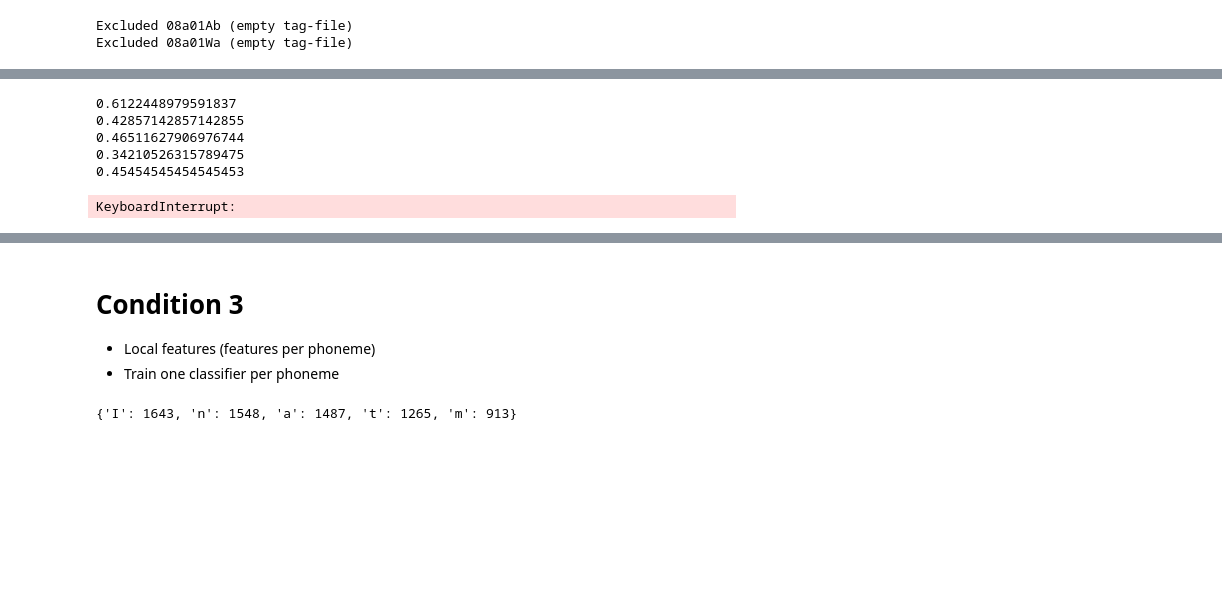
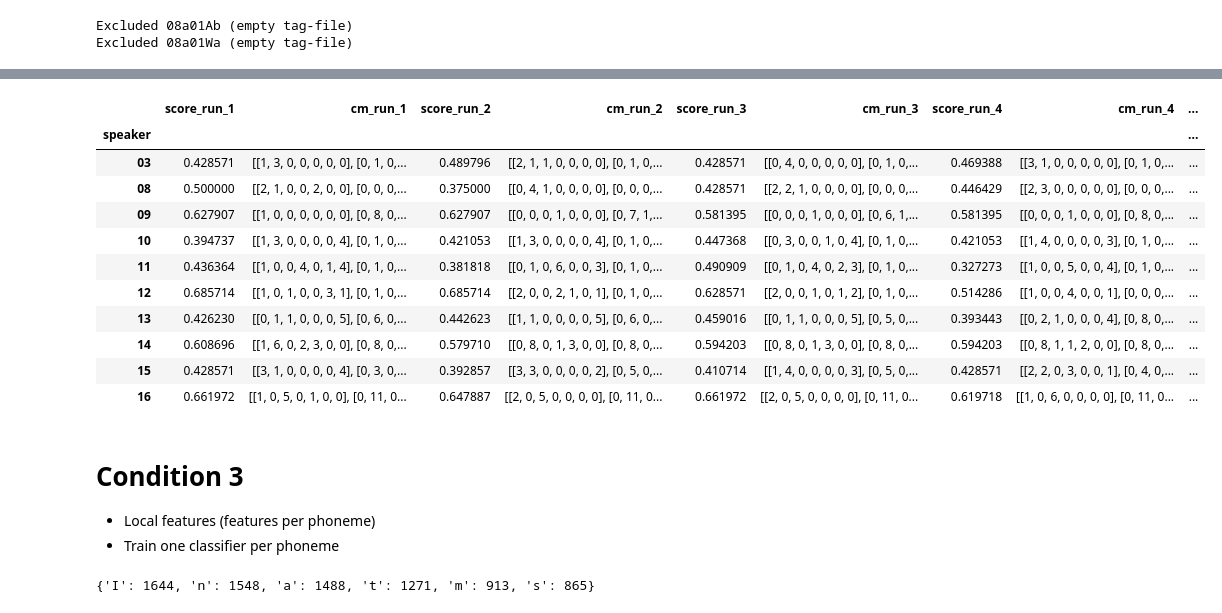
Before and after one commit to flembr/affect_recognition_hci, a Jupyter notebook: Using Tags.ipynb, the cells around one changed output, grey strips where cells are left out. Cells and saved outputs as stored; diff of their text form; code cells hidden in the pictures; blank space fills up the shorter version.

```diff
--- a/Using Tags.ipynb
+++ b/Using Tags.ipynb
@@ -117,27 +122,30 @@ Excluded 08a01Ab (empty tag-file)
 Excluded 08a01Wa (empty tag-file)
 # %%
 df_scores_2 = pd.DataFrame()
-for speaker_id in tqdm(sorted(set(df_2.speaker_id))):
-    X_train, X_test, y_train, y_test = train_test_split(df_2,speaker_id)
-    y_train = one_hot_encode(y_train, 7)
-    X_train = np.squeeze(X_train)
-    X_test = np.squeeze(X_test)
+for i in range(5):
+    scores, cms = [],[]
+    for speaker_id in tqdm(sorted(set(df_2.speaker_id))):
+        X_train, X_test, y_train, y_test = train_test_split(df_2,speaker_id)
+        y_train = one_hot_encode(y_train, 7)
+        X_train = np.squeeze(X_train)
+        X_test = np.squeeze(X_test)
 
-    scl = StandardScaler().fit(X_train)
-    X_train = scl.transform(X_train)
-    X_test = scl.transform(X_test)
+        scl = StandardScaler().fit(X_train)
+        X_train = scl.transform(X_train)
+        X_test = scl.transform(X_test)
 
-    model = MultiLayerPerceptron([61,96,32,7])
-    model.fit(X_train,y_train,epochs=100,val_data=(X_test,one_hot_encode(y_test,7)))
+        model = MultiLayerPerceptron([61,96,32,7])
+        model.fit(X_train,y_train,epochs=200,val_data=(X_test,one_hot_encode(y_test,7)),class_weight=get_class_weights(df_2.emotion_label))
 
-    score = aggregate_score(model.predict_proba(X_test).tolist(),
-                            df_2[df_2.speaker_id == speaker_id].ID.tolist(),
-                            dh)
-    print(score)
-    df_scores_2 = df_scores_2.append({
-        'speaker': speaker_id,
-        'score': score
-    },ignore_index=True)
+        score,predictions,labels = aggregate_score(model.predict_proba(X_test).tolist(),
+                                            df_2[df_2.speaker_id == speaker_id].ID.tolist(),
+                                            dh)
+        scores.append(score)
+        cms.append(confusion_matrix(labels,predictions))
+        keras.backend.clear_session()
+    df_scores_2['score_run_%i'%(i+1)] = scores
+    df_scores_2['cm_run_%i'%(i+1)] = cms
+    df_scores_2['speaker'] = sorted(set(df_2.speaker_id))
 
 keras.backend.clear_session()
 
@@ -145,9 +153,3 @@ df_scores_2 = df_scores_2.set_index('speaker')
 df_scores_2
 # %% [output]
 [interactive output not drawn]
-0.6122448979591837
-0.42857142857142855
-0.46511627906976744
-0.34210526315789475
-0.45454545454545453
-KeyboardInterrupt:
@@ -154,3 +160,15 @@ KeyboardInterrupt:
+|  | score_run_1 | cm_run_1 | score_run_2 | cm_run_2 | score_run_3 | cm_run_3 | score_run_4 | cm_run_4 | ... |
+| speaker |  |  |  |  |  |  |  |  | ... |
+| 03 | 0.428571 | [[1, 3, 0, 0, 0, 0, 0], [0, 1, 0,... | 0.489796 | [[2, 1, 1, 0, 0, 0, 0], [0, 1, 0,... | 0.428571 | [[0, 4, 0, 0, 0, 0, 0], [0, 1, 0,... | 0.469388 | [[3, 1, 0, 0, 0, 0, 0], [0, 1, 0,... | ... |
+| 08 | 0.500000 | [[2, 1, 0, 0, 2, 0, 0], [0, 0, 0,... | 0.375000 | [[0, 4, 1, 0, 0, 0, 0], [0, 0, 0,... | 0.428571 | [[2, 2, 1, 0, 0, 0, 0], [0, 0, 0,... | 0.446429 | [[2, 3, 0, 0, 0, 0, 0], [0, 0, 0,... | ... |
+| 09 | 0.627907 | [[1, 0, 0, 0, 0, 0, 0], [0, 8, 0,... | 0.627907 | [[0, 0, 0, 1, 0, 0, 0], [0, 7, 1,... | 0.581395 | [[0, 0, 0, 1, 0, 0, 0], [0, 6, 1,... | 0.581395 | [[0, 0, 0, 1, 0, 0, 0], [0, 8, 0,... | ... |
+| 10 | 0.394737 | [[1, 3, 0, 0, 0, 0, 4], [0, 1, 0,... | 0.421053 | [[1, 3, 0, 0, 0, 0, 4], [0, 1, 0,... | 0.447368 | [[0, 3, 0, 0, 1, 0, 4], [0, 1, 0,... | 0.421053 | [[1, 4, 0, 0, 0, 0, 3], [0, 1, 0,... | ... |
+| 11 | 0.436364 | [[1, 0, 0, 4, 0, 1, 4], [0, 1, 0,... | 0.381818 | [[0, 1, 0, 6, 0, 0, 3], [0, 1, 0,... | 0.490909 | [[0, 1, 0, 4, 0, 2, 3], [0, 1, 0,... | 0.327273 | [[1, 0, 0, 5, 0, 0, 4], [0, 1, 0,... | ... |
+| 12 | 0.685714 | [[1, 0, 1, 0, 0, 3, 1], [0, 1, 0,... | 0.685714 | [[2, 0, 0, 2, 1, 0, 1], [0, 1, 0,... | 0.628571 | [[2, 0, 0, 1, 0, 1, 2], [0, 1, 0,... | 0.514286 | [[1, 0, 0, 4, 0, 0, 1], [0, 0, 0,... | ... |
+| 13 | 0.426230 | [[0, 1, 1, 0, 0, 0, 5], [0, 6, 0,... | 0.442623 | [[1, 1, 0, 0, 0, 0, 5], [0, 6, 0,... | 0.459016 | [[0, 1, 1, 0, 0, 0, 5], [0, 5, 0,... | 0.393443 | [[0, 2, 1, 0, 0, 0, 4], [0, 8, 0,... | ... |
+| 14 | 0.608696 | [[1, 6, 0, 2, 3, 0, 0], [0, 8, 0,... | 0.579710 | [[0, 8, 0, 1, 3, 0, 0], [0, 8, 0,... | 0.594203 | [[0, 8, 0, 1, 3, 0, 0], [0, 8, 0,... | 0.594203 | [[0, 8, 1, 1, 2, 0, 0], [0, 8, 0,... | ... |
+| 15 | 0.428571 | [[3, 1, 0, 0, 0, 0, 4], [0, 3, 0,... | 0.392857 | [[3, 3, 0, 0, 0, 0, 2], [0, 5, 0,... | 0.410714 | [[1, 4, 0, 0, 0, 0, 3], [0, 5, 0,... | 0.428571 | [[2, 2, 0, 3, 0, 0, 1], [0, 4, 0,... | ... |
+| 16 | 0.661972 | [[1, 0, 5, 0, 1, 0, 0], [0, 11, 0... | 0.647887 | [[2, 0, 5, 0, 0, 0, 0], [0, 11, 0... | 0.661972 | [[2, 0, 5, 0, 0, 0, 0], [0, 11, 0... | 0.619718 | [[1, 0, 6, 0, 0, 0, 0], [0, 11, 0... | ... |
 # %% [markdown]
 # Condition 3
 - Local features (features per phoneme)
@@ -158,10 +176,10 @@ KeyboardInterrupt:
 # %%
 valid_phonemes = list(''.join([string.ascii_letters,string.digits,'@']))
 df_3 = df_2[df_2.phoneme.isin(valid_phonemes)]
-common_phonemes = {phoneme: count for phoneme,count in Counter(df_3.phoneme).most_common(5)}
+common_phonemes = {phoneme: count for phoneme,count in Counter(df_3.phoneme).most_common(6)}
 df_3 = df_3[df_3.phoneme.isin(common_phonemes)]
 common_phonemes
 # %% [output]
-{'I': 1643, 'n': 1548, 'a': 1487, 't': 1265, 'm': 913}
+{'I': 1644, 'n': 1548, 'a': 1488, 't': 1271, 'm': 913, 's': 865}
 # %%
 df_scores_3 = pd.DataFrame()
```
Also changed, not shown: parts of 20 cells of this notebook, 14 other files.
